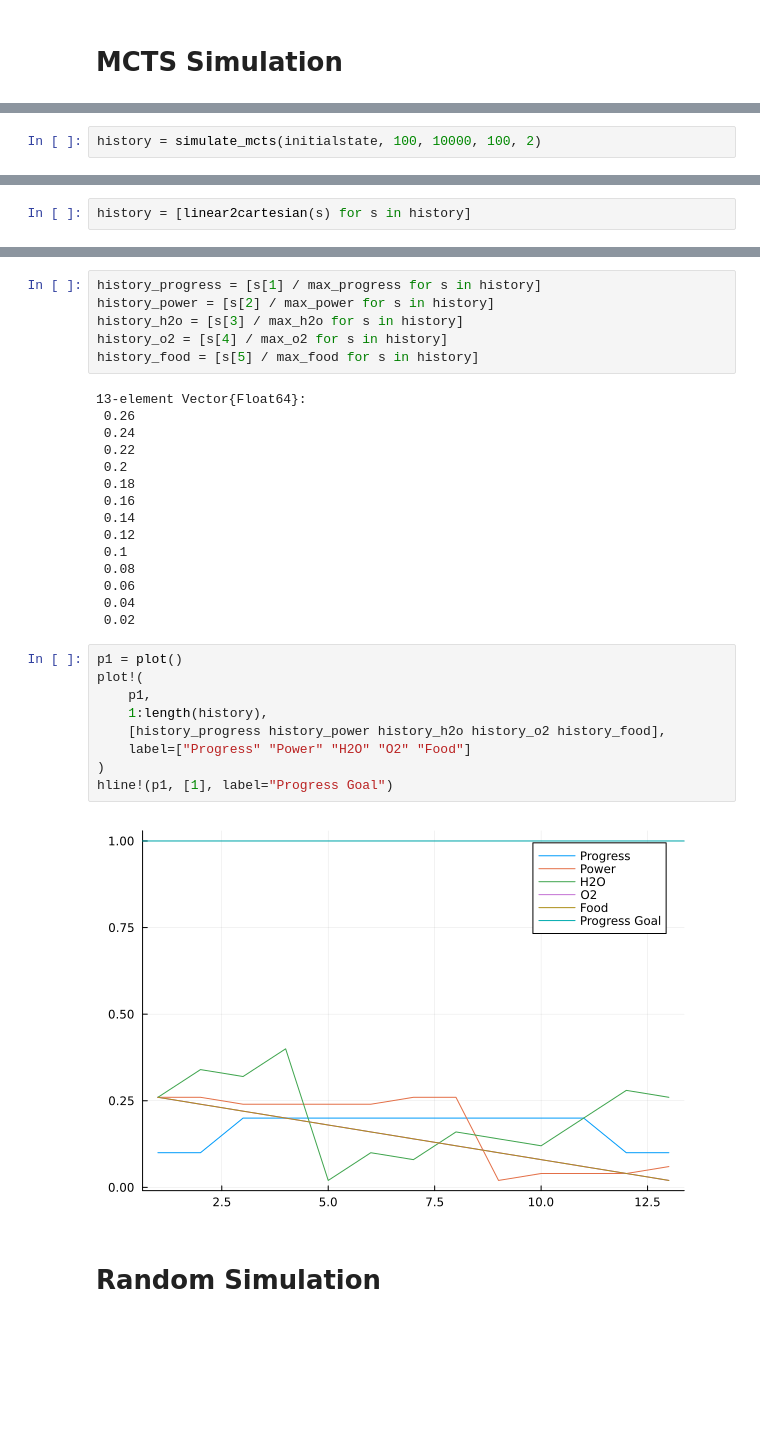
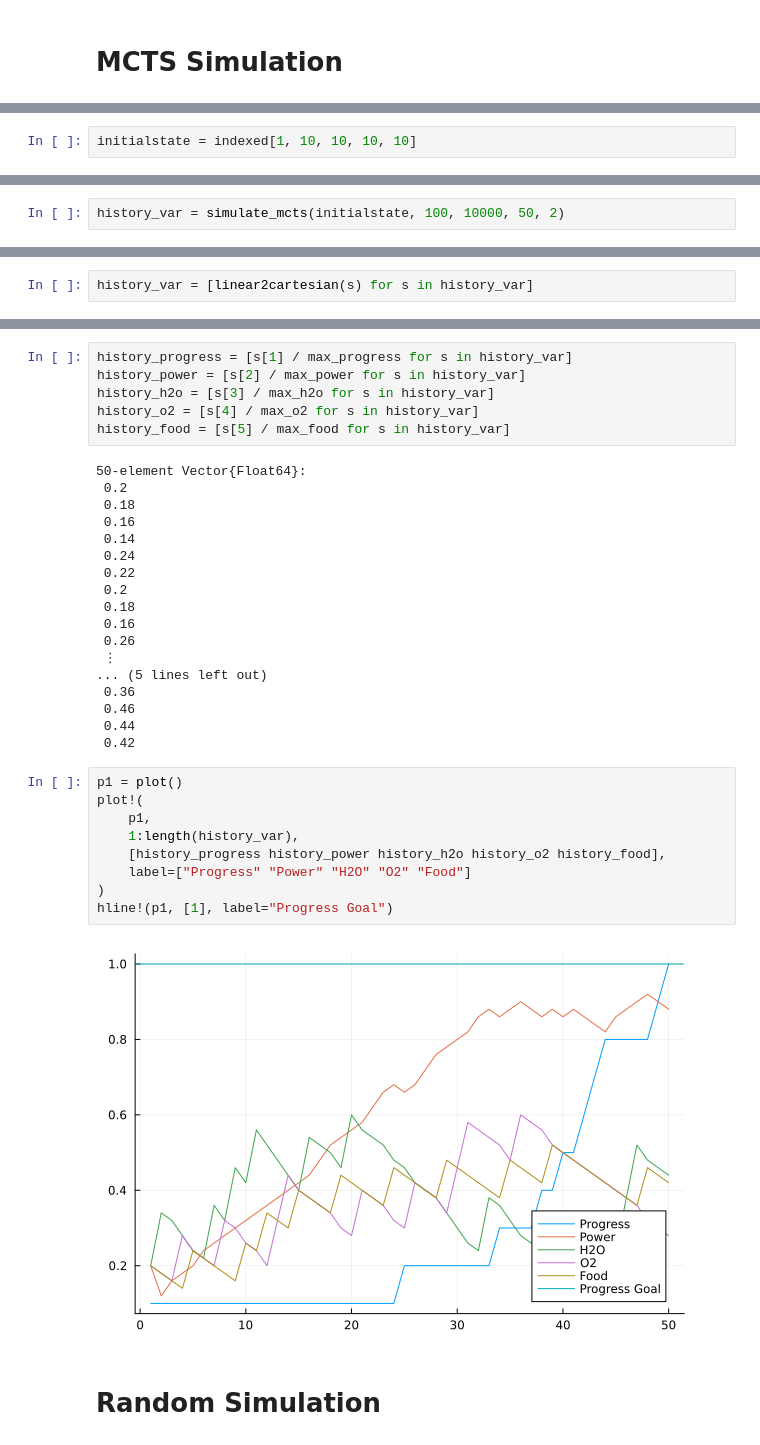
Before and after one commit to zhao-harry/aa-228-final-project, a Jupyter notebook: mission.ipynb, the cells around one changed output, grey strips where cells are left out. Saved outputs shown, nothing was run; the diff lists cells and outputs as text; blank space fills up the shorter version.

Commit message:
solves it with 10 initial conditions

```diff
--- a/mission.ipynb
+++ b/mission.ipynb
@@ -218,0 +216,2 @@ initialstate = indexed[1, 13, 13, 13, 13]
+# %%
+initialstate = indexed[1, 10, 10, 10, 10]
@@ -219,3 +220,3 @@ initialstate = indexed[1, 13, 13, 13, 13]
 # %%
-history = simulate_mcts(initialstate, 100, 10000, 100, 2)
+history_var = simulate_mcts(initialstate, 100, 10000, 50, 2)
 # %% [output]
@@ -236,3 +240,3 @@ history = simulate_mcts(initialstate, 100, 10000, 100, 2)
 # %%
-history = [linear2cartesian(s) for s in history]
+history_var = [linear2cartesian(s) for s in history_var]
 # %% [output]
@@ -253,35 +260,38 @@ history = [linear2cartesian(s) for s in history]
 # %%
-history_progress = [s[1] / max_progress for s in history]
-history_power = [s[2] / max_power for s in history]
-history_h2o = [s[3] / max_h2o for s in history]
-history_o2 = [s[4] / max_o2 for s in history]
-history_food = [s[5] / max_food for s in history]
+history_progress = [s[1] / max_progress for s in history_var]
+history_power = [s[2] / max_power for s in history_var]
+history_h2o = [s[3] / max_h2o for s in history_var]
+history_o2 = [s[4] / max_o2 for s in history_var]
+history_food = [s[5] / max_food for s in history_var]
 # %% [output]
-13-element Vector{Float64}:
- 0.26
+50-element Vector{Float64}:
+ 0.2
+ 0.18
+ 0.16
+ 0.14
  0.24
  0.22
  0.2
  0.18
  0.16
- 0.14
- 0.12
- 0.1
- 0.08
- 0.06
- 0.04
- 0.02
+ 0.26
+ ⋮
+... (5 lines left out)
+ 0.36
+ 0.46
+ 0.44
+ 0.42
 # %%
 p1 = plot()
 plot!(
     p1,
-    1:length(history),
+    1:length(history_var),
     [history_progress history_power history_h2o history_o2 history_food],
     label=["Progress" "Power" "H2O" "O2" "Food"]
 )
 hline!(p1, [1], label="Progress Goal")
 # %% [output]
-[figure, old version]
+[figure, new version]
 # %% [markdown]
 # Random Simulation
 # %%
```
Also changed, not shown: parts of 10 cells of this notebook.
